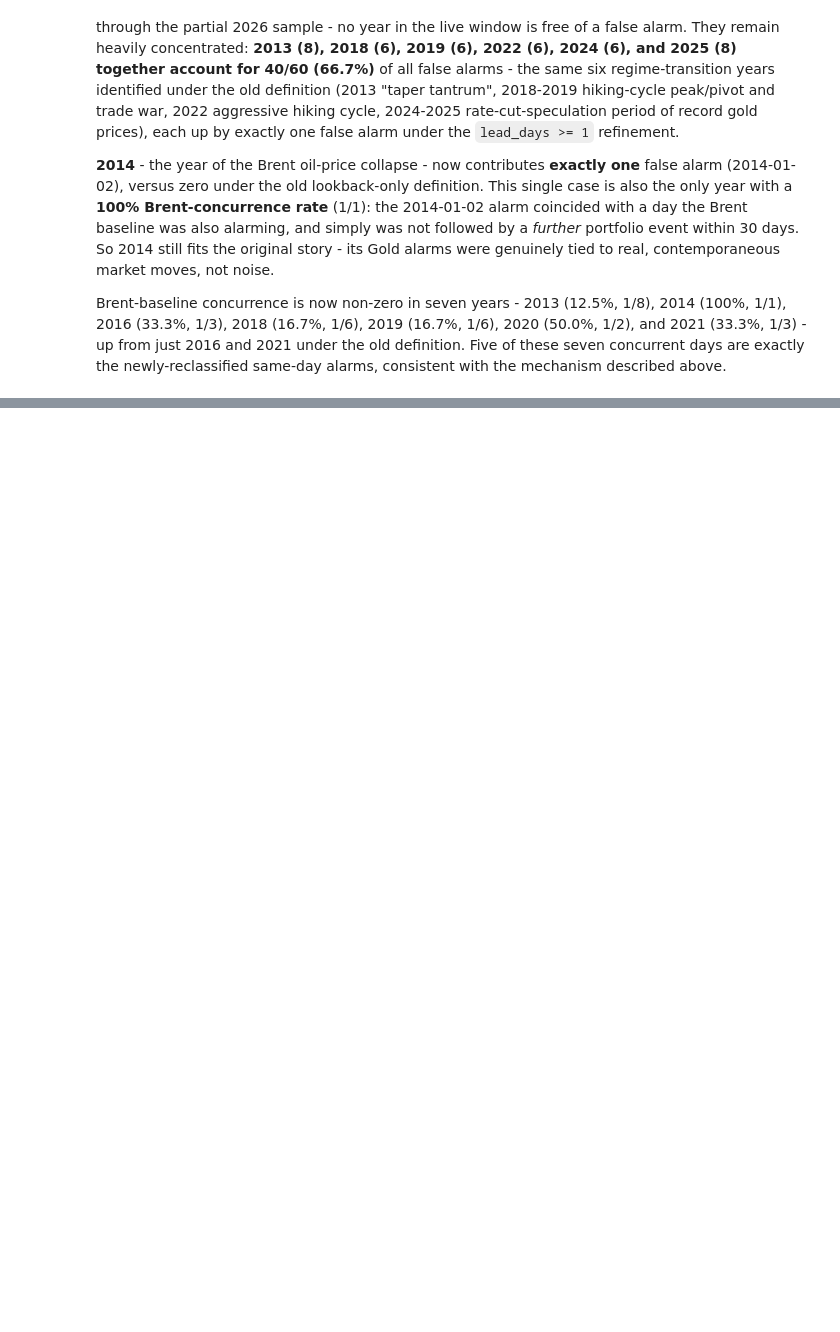
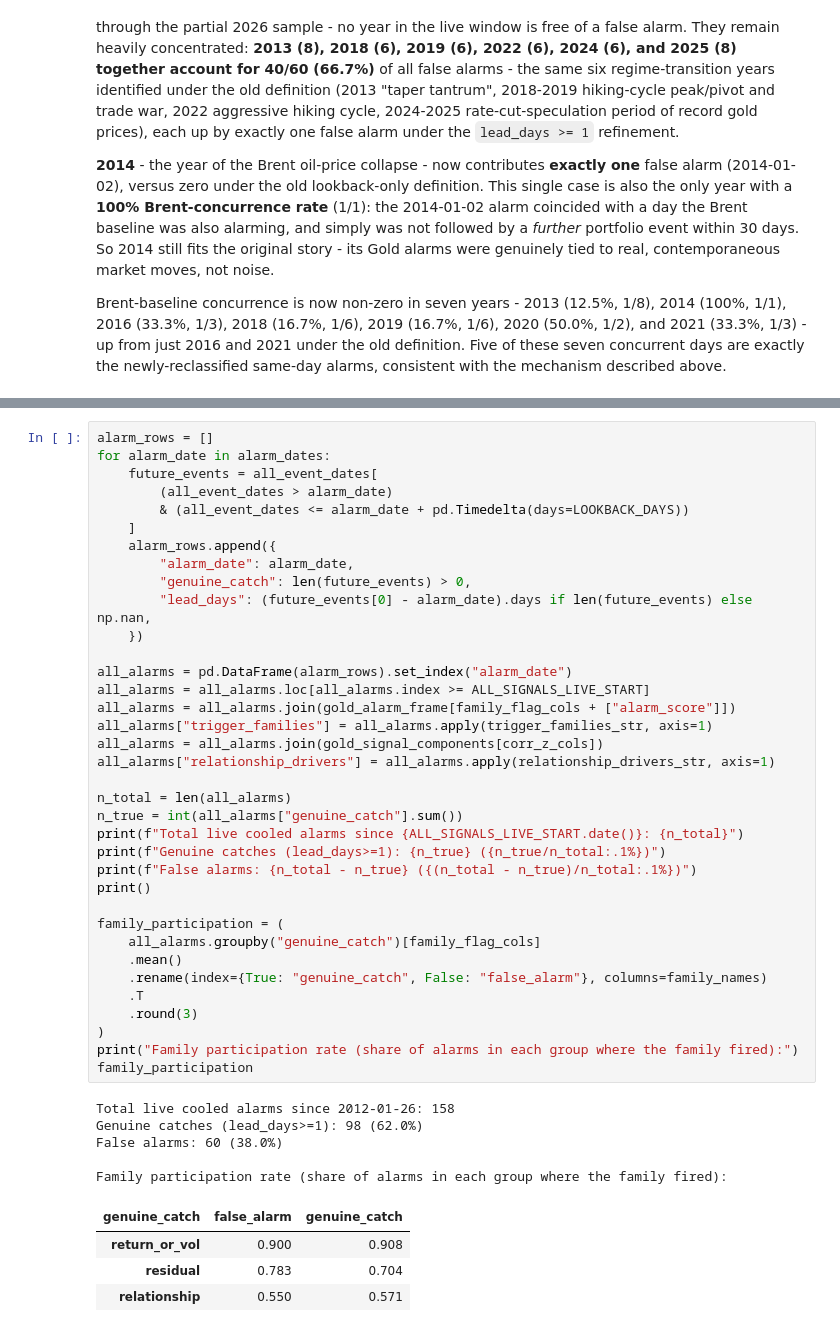
Before and after one commit to sohweihan/qf637, a Jupyter notebook: 09_FalseAlarmJustification.ipynb, the cells around one changed output, grey strips where cells are left out. Saved outputs shown, nothing was run; the diff lists cells and outputs as text; blank space fills up the shorter version.

```diff
--- a/09_FalseAlarmJustification.ipynb
+++ b/09_FalseAlarmJustification.ipynb
@@ -382,0 +402,46 @@ mechanism described above.
+# %%
+alarm_rows = []
+for alarm_date in alarm_dates:
+    future_events = all_event_dates[
+        (all_event_dates > alarm_date)
+        & (all_event_dates <= alarm_date + pd.Timedelta(days=LOOKBACK_DAYS))
+    ]
+    alarm_rows.append({
+        "alarm_date": alarm_date,
+        "genuine_catch": len(future_events) > 0,
+        "lead_days": (future_events[0] - alarm_date).days if len(future_events) else np.nan,
+    })
+
+all_alarms = pd.DataFrame(alarm_rows).set_index("alarm_date")
+all_alarms = all_alarms.loc[all_alarms.index >= ALL_SIGNALS_LIVE_START]
+all_alarms = all_alarms.join(gold_alarm_frame[family_flag_cols + ["alarm_score"]])
+all_alarms["trigger_families"] = all_alarms.apply(trigger_families_str, axis=1)
+all_alarms = all_alarms.join(gold_signal_components[corr_z_cols])
+all_alarms["relationship_drivers"] = all_alarms.apply(relationship_drivers_str, axis=1)
+
+n_total = len(all_alarms)
+n_true = int(all_alarms["genuine_catch"].sum())
+print(f"Total live cooled alarms since {ALL_SIGNALS_LIVE_START.date()}: {n_total}")
+print(f"Genuine catches (lead_days>=1): {n_true} ({n_true/n_total:.1%})")
+print(f"False alarms: {n_total - n_true} ({(n_total - n_true)/n_total:.1%})")
+print()
+
+family_participation = (
+    all_alarms.groupby("genuine_catch")[family_flag_cols]
+    .mean()
+    .rename(index={True: "genuine_catch", False: "false_alarm"}, columns=family_names)
+    .T
+    .round(3)
+)
+print("Family participation rate (share of alarms in each group where the family fired):")
+family_participation
+# %% [output]
+Total live cooled alarms since 2012-01-26: 158
+Genuine catches (lead_days>=1): 98 (62.0%)
+False alarms: 60 (38.0%)
+
+Family participation rate (share of alarms in each group where the family fired):
+| genuine_catch | false_alarm | genuine_catch |
+| return_or_vol | 0.900 | 0.908 |
+| residual | 0.783 | 0.704 |
+| relationship | 0.550 | 0.571 |
```
Also changed, not shown: parts of 8 cells of this notebook.
